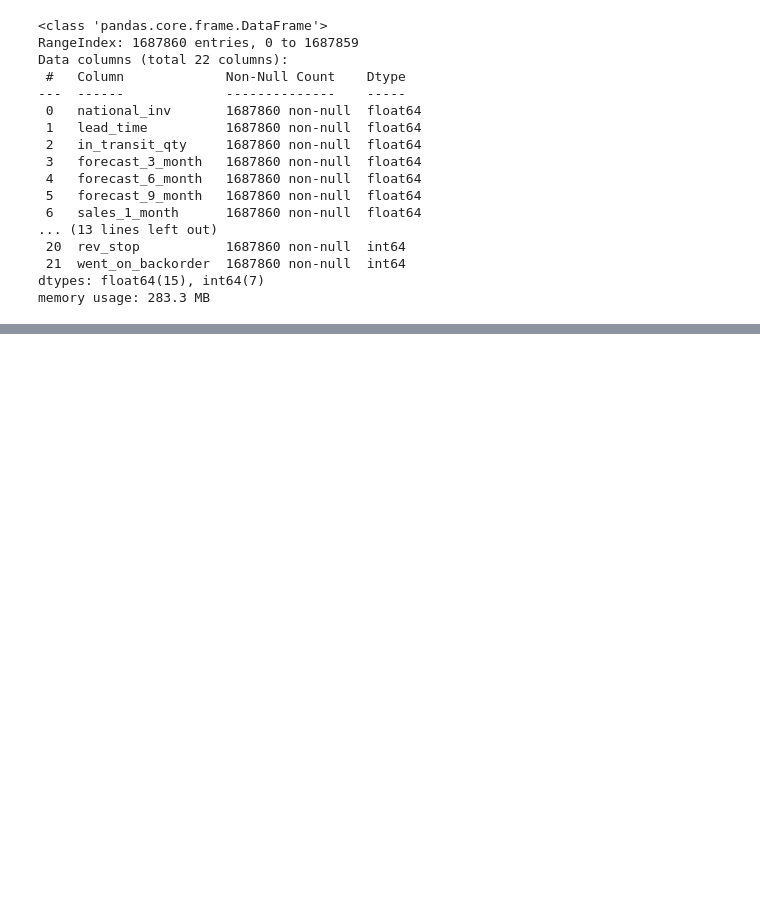
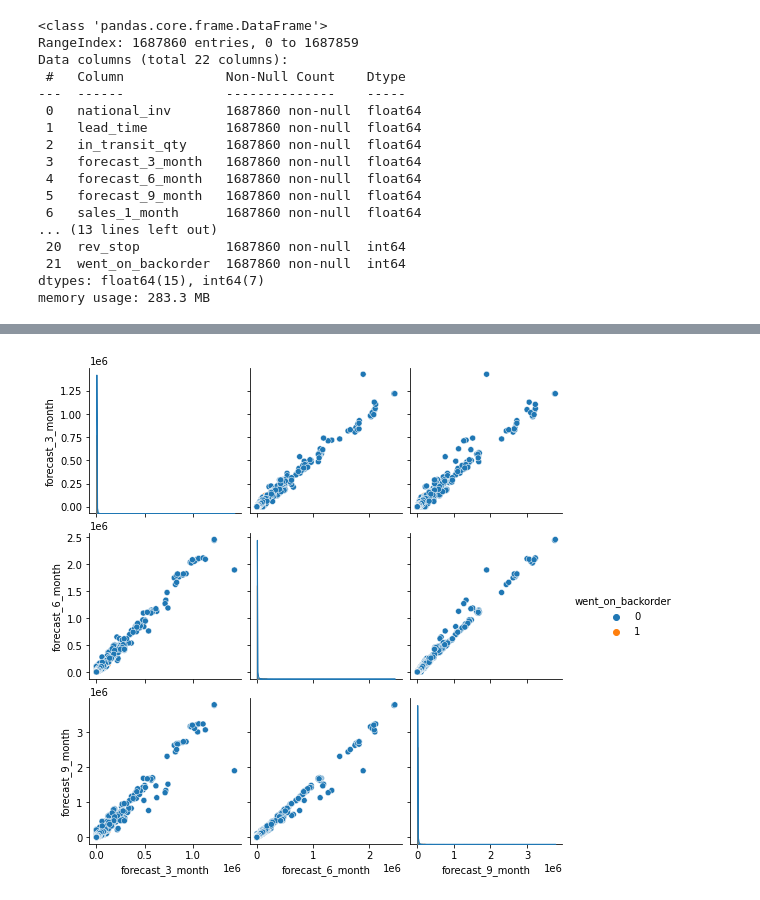
Before and after one commit to Rahul-71/BackOrderPrediction, a Jupyter notebook: BackOrder_Prediction_iNeuron.ipynb, the cells around one changed output, grey strips where cells are left out. Cells and saved outputs as stored; diff of their text form; code cells hidden in the pictures; blank space fills up the shorter version.

```diff
--- a/BackOrder_Prediction_iNeuron.ipynb
+++ b/BackOrder_Prediction_iNeuron.ipynb
@@ -144,0 +210,6 @@ memory usage: 283.3 MB
+# %%
+forecast = ['forecast_3_month','forecast_6_month', 'forecast_9_month']
+sns.pairplot(data=df, hue='went_on_backorder', vars=forecast)
+plt.show()
+# %% [output]
+[figure, added]
```
Also changed, not shown: parts of 13 cells of this notebook.
